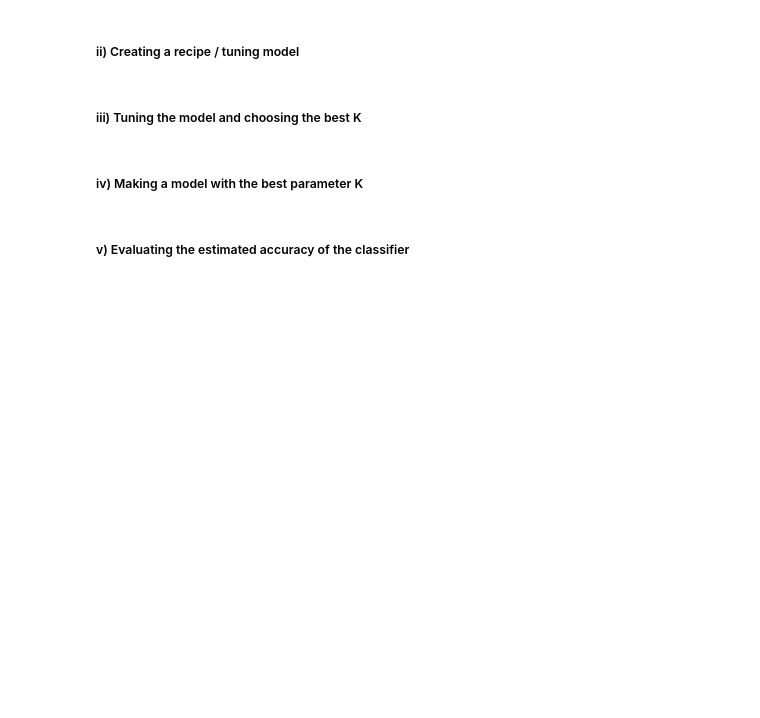
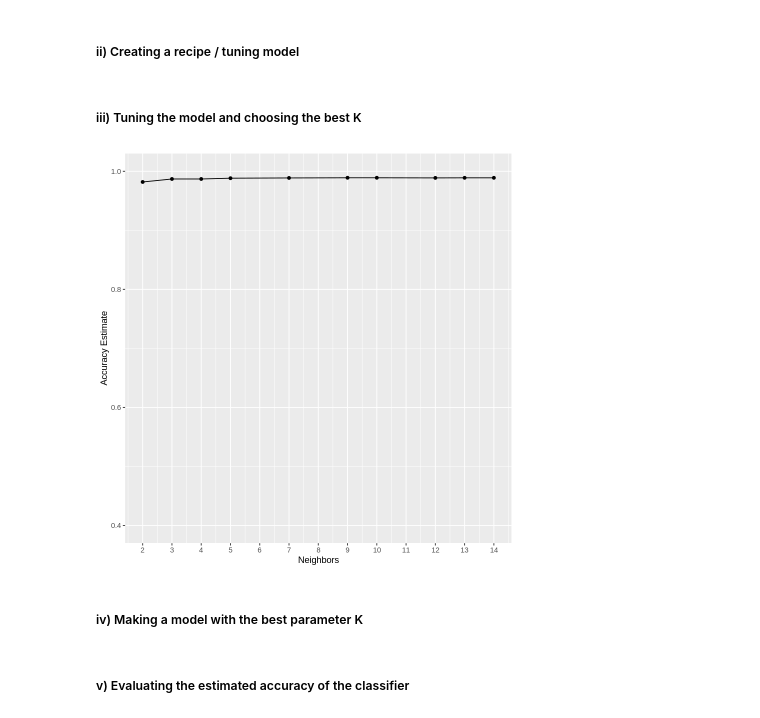
Before and after one commit to sean-prk/dsci-group-project-report, a Jupyter notebook: project.ipynb, the cells around one changed output. Cells and saved outputs as stored; diff of their text form; code cells hidden in the pictures; blank space fills up the shorter version.

```diff
--- a/project.ipynb
+++ b/project.ipynb
@@ -102,6 +106,44 @@ We saw that there are more observations classified as Jasmine in the original da
+# %%
+rice_split <- initial_split(rice_data, prop = 3/4, strata = Class)
+rice_train <- training(rice_split)
+rice_test <- testing(rice_split)
+#rice_train
+#rice_test
 # %% [markdown]
 ##### ii) Creating a recipe / tuning model
+# %%
+rice_recipe <- recipe(Class ~ Area + MajorAxisLength + MinorAxisLength + Eccentricity + ConvexArea + Extent + Perimeter + Roundness + AspectRation, data = rice_train) |>
+    step_scale(all_predictors()) |>
+    step_center(all_predictors())
+#rice_recipe
 # %% [markdown]
 ##### iii) Tuning the model and choosing the best K
+# %%
+knn_tune <- nearest_neighbor(weight_func = "rectangular", neighbors = tune()) |>
+       set_engine("kknn") |>
+       set_mode("classification")
+
+rice_vfold <- vfold_cv(rice_train, v = 5, strata = Class)
+
+knn_results <- workflow() |>
+       add_recipe(rice_recipe) |>
+       add_model(knn_tune) |>
+       tune_grid(resamples = rice_vfold, grid = 10) |>#Grid of 10??????
+       collect_metrics()
+
+accuracies <- knn_results |>
+       filter(.metric == "accuracy")
+
+accuracy_versus_k <- ggplot(accuracies, aes(x = neighbors, y = mean))+
+       geom_point() +
+       geom_line() +
+       labs(x = "Neighbors", y = "Accuracy Estimate") +
+       scale_x_continuous(breaks = seq(0, 14, by = 1)) +  # adjusting the x-axis
+       scale_y_continuous(limits = c(0.4, 1.0)) # adjusting the y-axis
+accuracy_versus_k
+
+#This takes way too long to run
+# %% [output]
+[figure, added]
 # %% [markdown]
 ##### iv) Making a model with the best parameter K
```
Also changed, not shown: parts of 5 cells of this notebook.
